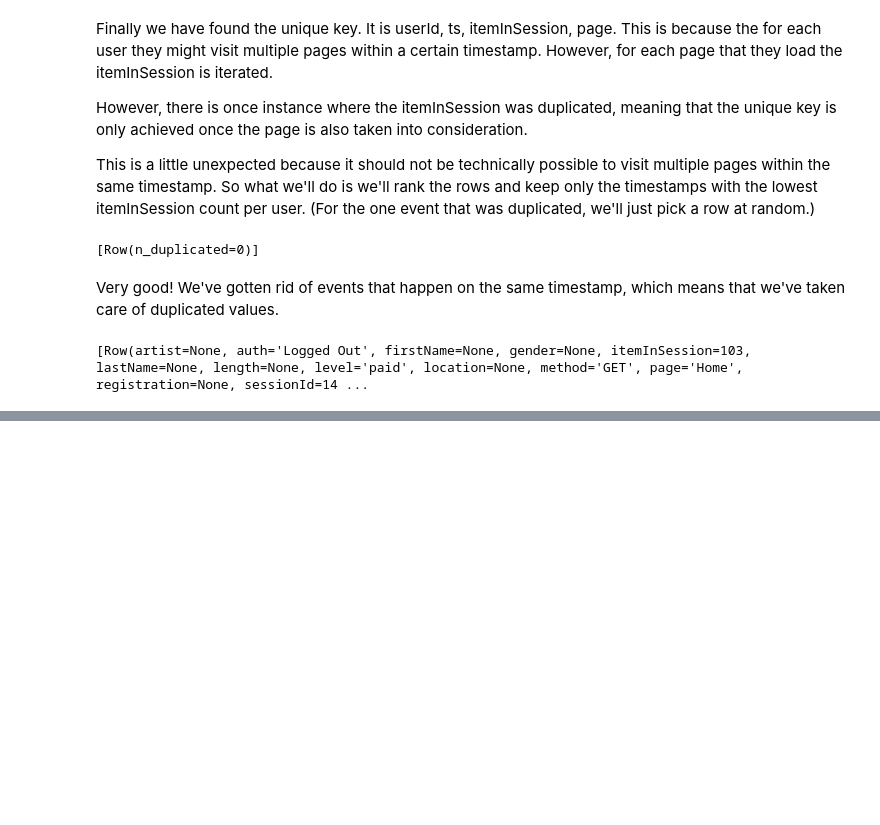
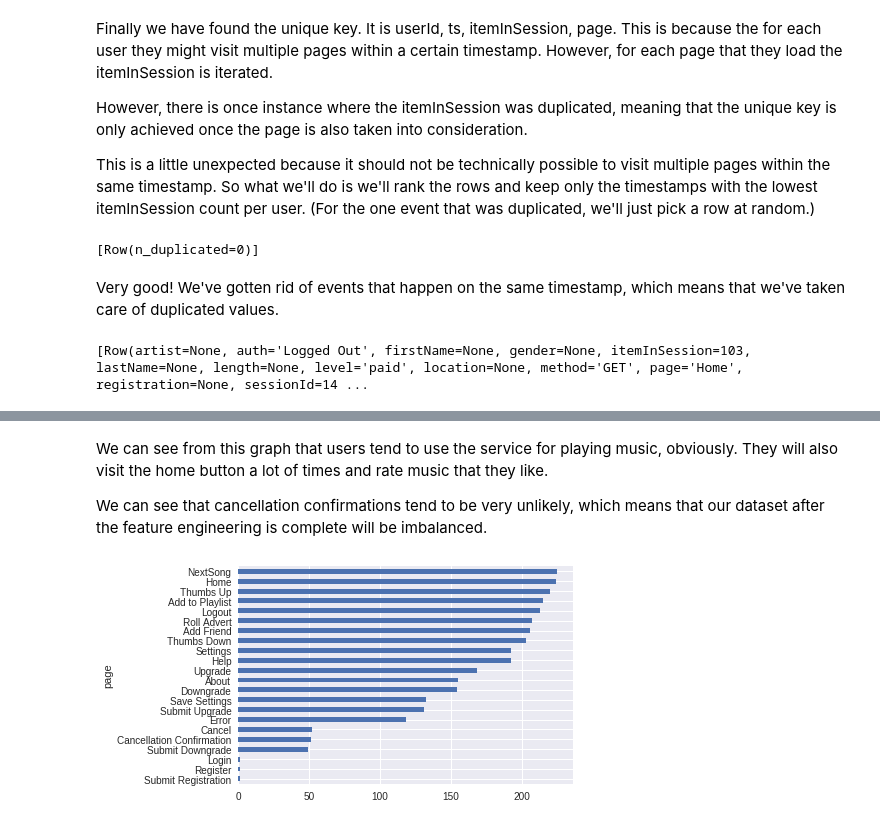
Before and after one commit to SThornewillvE/Udacity-DataScience-Nanodegree, a Jupyter notebook: 07_capstone_spark-ML_project/Sparkify.ipynb, the cells around one changed output, grey strips where cells are left out. Saved outputs shown, nothing was run; the diff lists cells and outputs as text; code cells hidden in the pictures; blank space fills up the shorter version.

Commit message:
Complete Analysis and Feature Engineering

```diff
--- a/07_capstone_spark-ML_project/Sparkify.ipynb
+++ b/07_capstone_spark-ML_project/Sparkify.ipynb
@@ -268,0 +395,10 @@ Clean up your code, adding comments and renaming variables to make the code easi
+# %% [markdown]
+We can see from this graph that users tend to use the service for playing music, obviously. They will also visit the home button a lot of times and rate music that they like.
+
+We can see that cancellation confirmations tend to be very unlikely, which means that our dataset after the feature engineering is complete will be imbalanced.
+# %%
+ax = df_page_vists.sort_values("distinct_view").set_index("page")["distinct_view"].plot(kind="barh",
+                                                                                                color=color_cycle[0])
+ax.plot();
+# %% [output]
+[figure, added]
```
Also changed, not shown: parts of 62 cells of this notebook.
